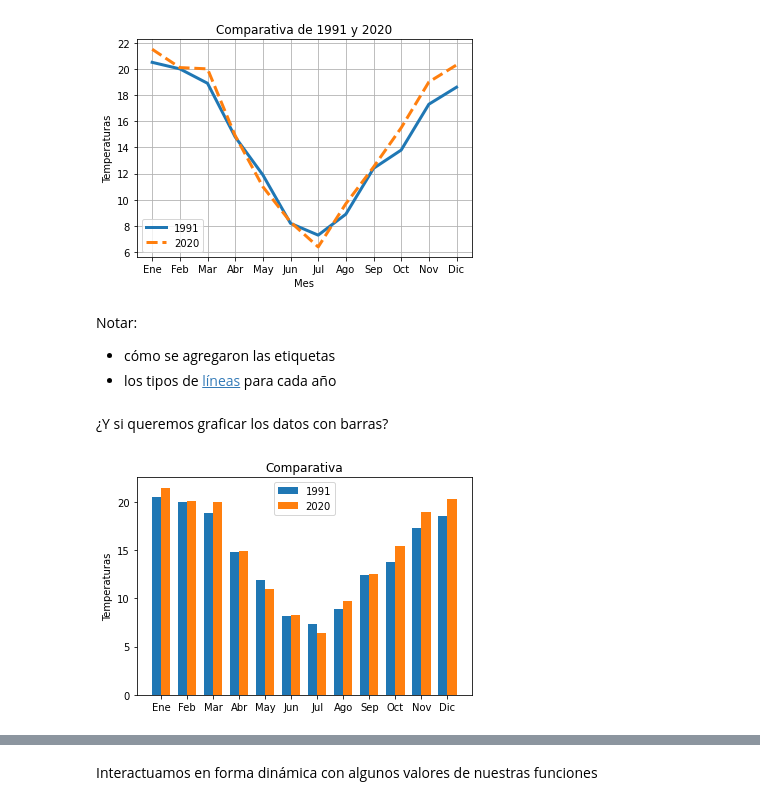
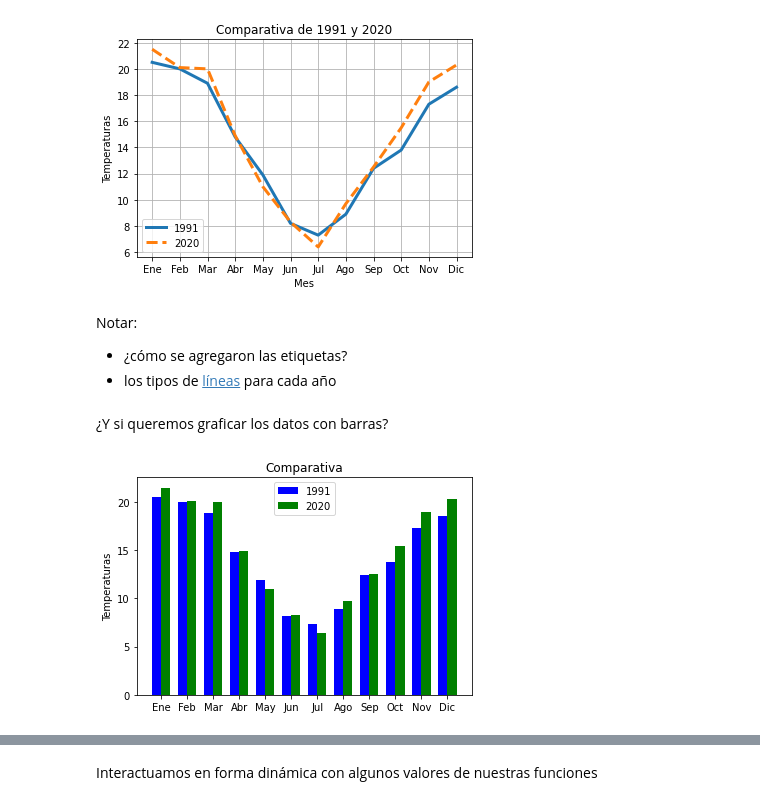
Before and after one commit to sebastiandres/pycon_ar, a Jupyter notebook: Parte3-Sofia-Ejemplos.ipynb, the cells around one changed output, grey strips where cells are left out. Saved outputs shown, nothing was run; the diff lists cells and outputs as text; code cells hidden in the pictures.

```diff
--- a/Parte3-Sofia-Ejemplos.ipynb
+++ b/Parte3-Sofia-Ejemplos.ipynb
@@ -106,7 +114,7 @@ dibujo.show()
 [figure]
 # %% [markdown]
 Notar:
-   * cómo se agregaron las etiquetas
+   * ¿cómo se agregaron las etiquetas?
    * los tipos de [líneas](https://matplotlib.org/stable/gallery/lines_bars_and_markers/linestyles.html#sphx-glr-gallery-lines-bars-and-markers-linestyles-py) para cada año
 # %% [markdown]
 ¿Y si queremos graficar los datos con barras?
@@ -114,19 +122,20 @@ Notar:
 import numpy as np
 # %%
 ancho = 0.35
+# cambiar ancho
 x = np.arange(len(temp_1991))
 fig, ax = dibujo.subplots()
-rects1 = ax.bar(x - ancho/2, temp_1991, ancho, label='1991')
-rects2 = ax.bar(x + ancho/2, temp_2020, ancho, label='2020')
+rects1 = ax.bar(x - ancho/2, temp_1991, ancho, color = 'b',label='1991')
+rects2 = ax.bar(x + ancho/2, temp_2020, ancho, color = 'g',label='2020')
 
 ax.set_ylabel('Temperaturas')
 ax.set_title('Comparativa')
 ax.set_xticks(x)
 ax.set_xticklabels(meses)
 ax.legend()
 
 #fig.tight_layout()
 
 dibujo.show()
 # %% [output]
-[figure, old version]
+[figure, new version]
```
Also changed, not shown: parts of 20 cells of this notebook, 1 other file.
